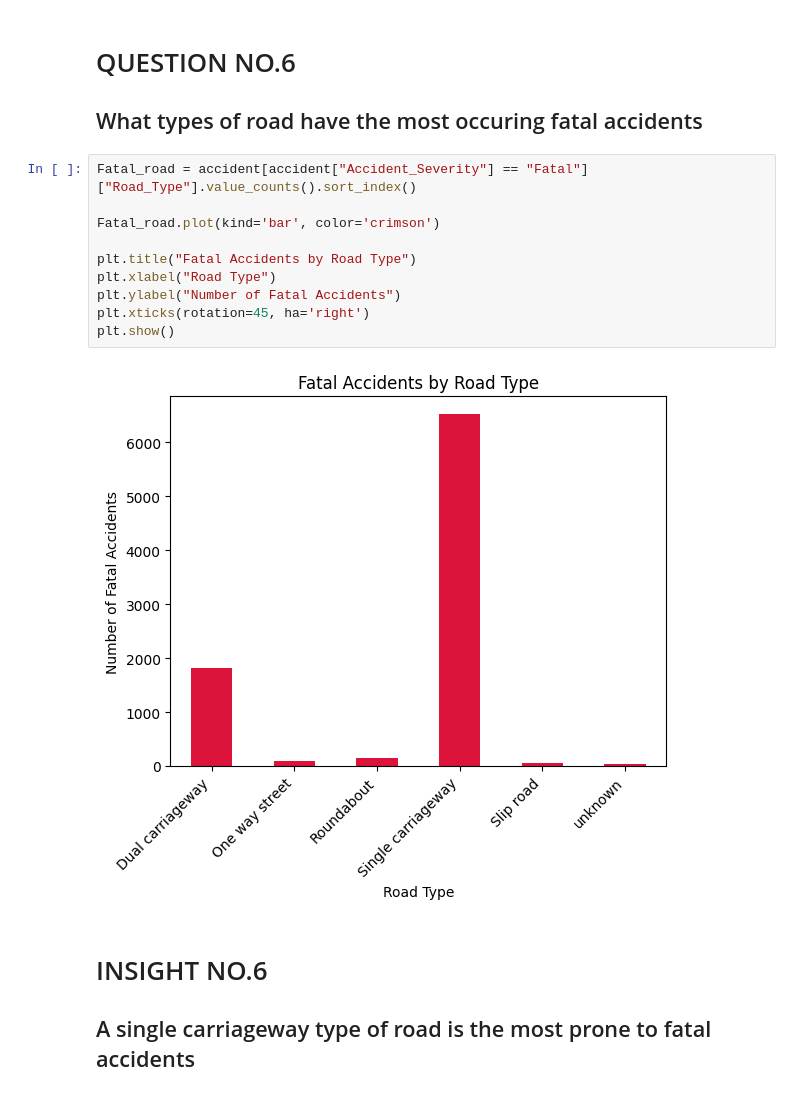
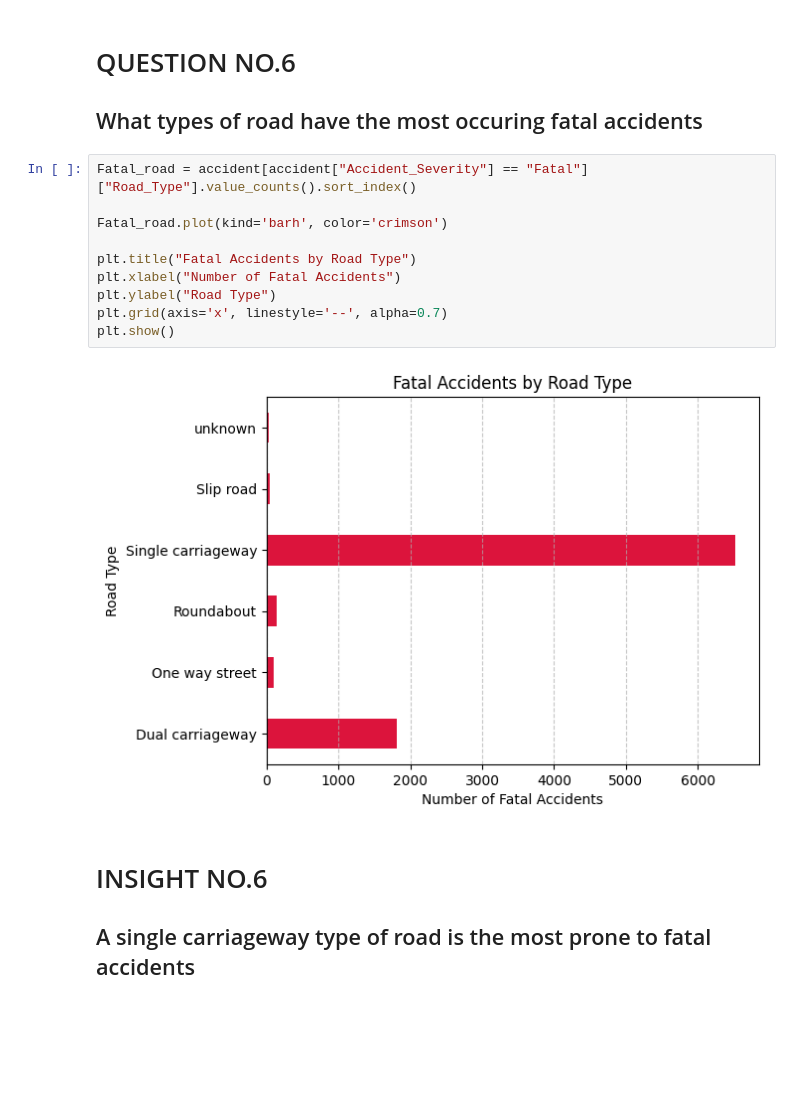
Before and after one commit to lpeter29/DATA_MINING, a Jupyter notebook: Activity4.ipynb, the cells around one changed output. Drawn from its saved outputs; the diff is of its cells as text; blank space fills up the shorter version.

```diff
--- a/Activity4.ipynb
+++ b/Activity4.ipynb
@@ -312,15 +316,15 @@ plt.show()
 # %%
 Fatal_road = accident[accident["Accident_Severity"] == "Fatal"]["Road_Type"].value_counts().sort_index()
 
-Fatal_road.plot(kind='bar', color='crimson')
+Fatal_road.plot(kind='barh', color='crimson')
 
 plt.title("Fatal Accidents by Road Type")
-plt.xlabel("Road Type")
-plt.ylabel("Number of Fatal Accidents")
-plt.xticks(rotation=45, ha='right')
+plt.xlabel("Number of Fatal Accidents")
+plt.ylabel("Road Type")
+plt.grid(axis='x', linestyle='--', alpha=0.7)
 plt.show()
 # %% [output]
-[figure, old version]
+[figure, new version]
 # %% [markdown]
 <h1>INSIGHT NO.6</h1>
 
```
Also changed, not shown: parts of 10 cells of this notebook.
